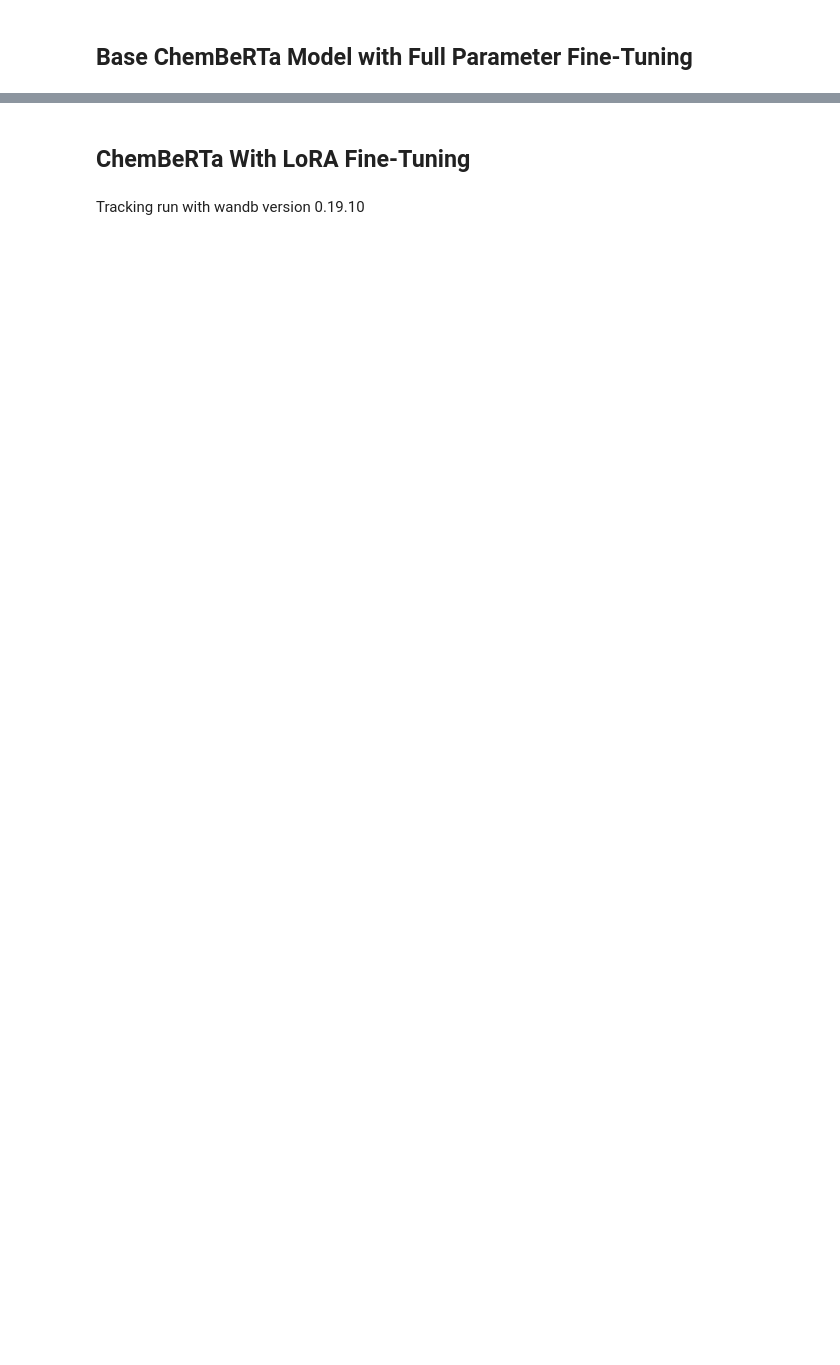
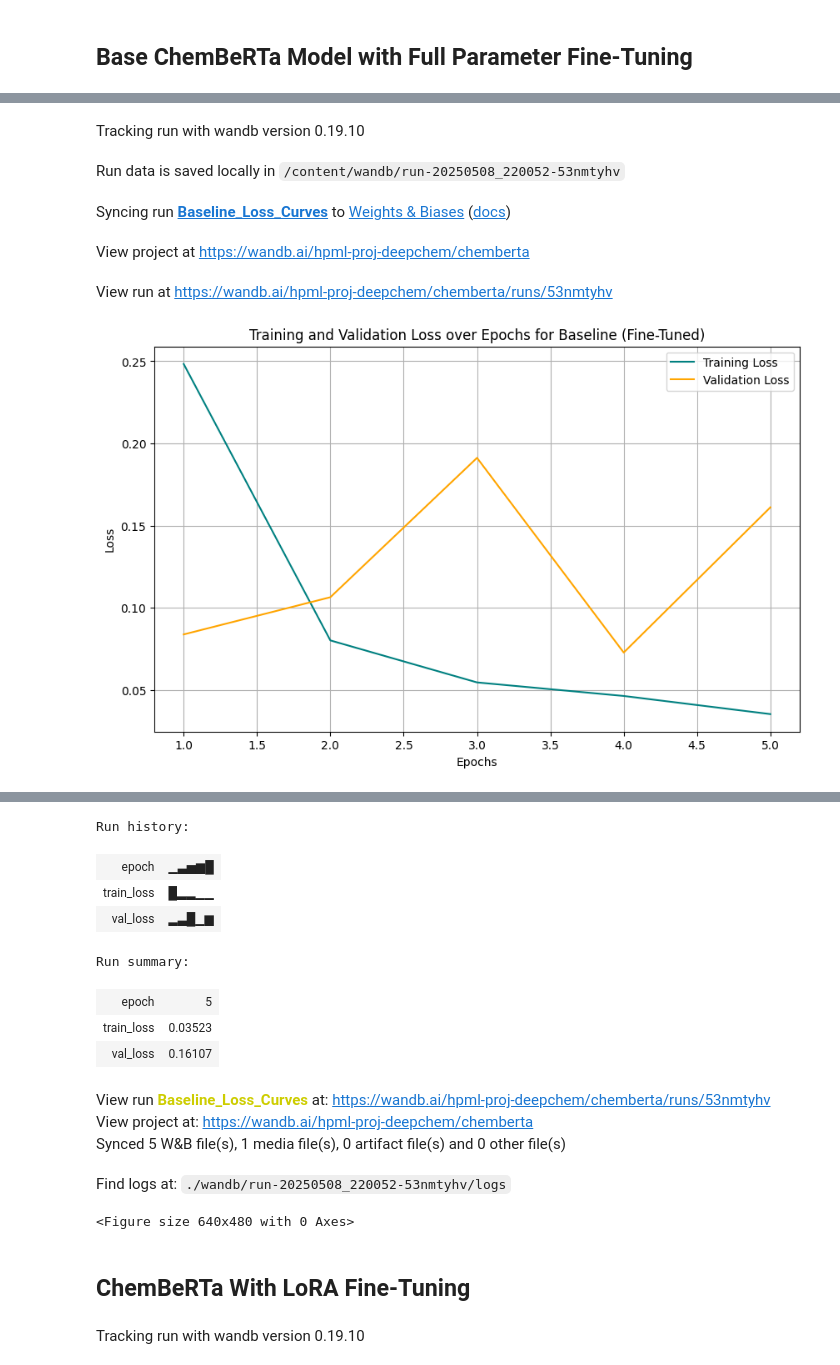
Before and after one commit to ab4972/DeepChem-Model-Optimization, a Jupyter notebook: chemberta_lora_adalora.ipynb, the cells around one changed output, grey strips where cells are left out. Drawn from its saved outputs; the diff is of its cells as text; code cells hidden in the pictures; blank space fills up the shorter version.

Commit message:
clean up + graphs

```diff
--- a/chemberta_lora_adalora.ipynb
+++ b/chemberta_lora_adalora.ipynb
@@ -172,14 +174,15 @@ def print_trainable_parameters(model):
 # %%
 def train_and_profile(model, tokenizer, optimization_name, lr=LEARNING_RATE):
     """
-    Training Loop with Profiling
+    Train and evaluate a model with comprehensive logging to Weights & Biases
     """
 
     print(f"\n--- {optimization_name} - Trainable Parameters ---")
     trainable_params, all_params, percentage_trained = print_trainable_parameters(model)
 
+    # Initialize a new wandb run for this experiment
     run = wandb.init(
-        project="testing",
+        project="chemberta",
         entity="hpml-proj-deepchem",
         name=f"{optimization_name}_lr{lr}",
         config={
@@ -216,11 +219,11 @@ def train_and_profile(model, tokenizer, optimization_name, lr=LEARNING_RATE):
     device = torch.device("cuda" if torch.cuda.is_available() else "cpu")
     model.to(device)
 
+    # training loop
     train_losses, val_losses, val_accuracies = [], [], []
 
     print(f"\n--- {optimization_name} ---")
 
-    # Start timing
     start_time = time.time()
 
     for epoch in range(EPOCHS):
@@ -229,16 +232,20 @@ def train_and_profile(model, tokenizer, optimization_name, lr=LEARNING_RATE):
         total_train_loss = 0
         progress_bar = tqdm(train_dataloader, desc=f"Epoch {epoch+1}/{EPOCHS}")
 
+        # batch processing
         for batch in progress_bar:
+            # move batch data to device
             input_ids = batch['input_ids'].to(device)
             attention_mask = batch['attention_mask'].to(device)
             labels = batch['labels'].to(device)
 
+            # forward pass
             outputs = model(input_ids=input_ids, attention_mask=attention_mask)
             logits = outputs.logits.squeeze(-1)
 
             loss = criterion(logits, labels)
 
+            # BACKWARD PASS
             optimizer.zero_grad()
             loss.backward()
             optimizer.step()
@@ -246,6 +253,7 @@ def train_and_profile(model, tokenizer, optimization_name, lr=LEARNING_RATE):
             total_train_loss += loss.item()
             progress_bar.set_postfix({"loss": loss.item()})
 
+        # metric calculations
         epoch_time = time.time() - epoch_start_time
 
         avg_train_loss = total_train_loss / len(train_dataloader)
@@ -255,6 +263,7 @@ def train_and_profile(model, tokenizer, optimization_name, lr=LEARNING_RATE):
         val_losses.append(val_loss)
         val_accuracies.append(val_acc)
 
+        # wandb logging
         wandb.log({
             "epoch": epoch + 1,
             "train_loss": avg_train_loss,
@@ -309,7 +318,8 @@ def train_and_profile(model, tokenizer, optimization_name, lr=LEARNING_RATE):
         "val_losses": val_losses,
         "val_accuracies": val_accuracies,
         "training_time": training_time,
-        "test_accuracy": test_acc}
+        "test_accuracy": test_acc,
+        "trainable_parameters": trainable_params}
 # %%
 def hyperparameter_tuning(model_type="LoRA", learning_rates=[1e-5, 2e-5, 3e-5, 5e-5, 1e-4, 3e-4]):
     """
@@ -466,0 +459,39 @@ Run data is saved locally in /content/wandb/run-20250508_203813-7e88frv7
+# %%
+# Graph training and validation losses from baseline_metrics
+train_losses = baseline_metrics['train_losses']
+val_losses = baseline_metrics['val_losses']
+epochs = range(1, len(train_losses) + 1)
+
+wandb.init(
+    project="chemberta",
+    entity="hpml-proj-deepchem",
+    name="Baseline_Loss_Curves"
+)
+
+plt.figure(figsize=(10, 6))
+plt.plot(epochs, train_losses, label='Training Loss', color='teal')
+plt.plot(epochs, val_losses, label='Validation Loss', color='orange')
+plt.xlabel('Epochs')
+plt.ylabel('Loss')
+plt.title('Training and Validation Loss over Epochs for Baseline (Fine-Tuned)')
+plt.legend()
+plt.grid(True)
+plt.show()
+
+wandb.log({"baseline_train_val_loss": wandb.Image(plt)})
+
+for i in range(len(train_losses)):
+    wandb.log({
+        "epoch": i+1,
+        "train_loss": train_losses[i],
+        "val_loss": val_losses[i]
+    })
+
+wandb.finish()
+# %% [output]
+Tracking run with wandb version 0.19.10
+Run data is saved locally in /content/wandb/run-20250508_220052-53nmtyhv
+Syncing run Baseline_Loss_Curves to Weights & Biases (docs)
+View project at https://wandb.ai/hpml-proj-deepchem/chemberta
+View run at https://wandb.ai/hpml-proj-deepchem/chemberta/runs/53nmtyhv
+[figure, added]
@@ -467,3 +499,16 @@ Run data is saved locally in /content/wandb/run-20250508_203813-7e88frv7
+Run history:
+| epoch | ▁▃▅▆█ |
+| train_loss | █▂▂▁▁ |
+| val_loss | ▂▃█▁▆ |
+Run summary:
+| epoch | 5 |
+| train_loss | 0.03523 |
+| val_loss | 0.16107 |
+View run Baseline_Loss_Curves at: https://wandb.ai/hpml-proj-deepchem/chemberta/runs/53nmtyhv
+View project at: https://wandb.ai/hpml-proj-deepchem/chemberta
+Synced 5 W&B file(s), 1 media file(s), 0 artifact file(s) and 0 other file(s)
+Find logs at: ./wandb/run-20250508_220052-53nmtyhv/logs
+<Figure size 640x480 with 0 Axes>
 # %% [markdown]
 ## ChemBeRTa With LoRA Fine-Tuning
 # %%
```
Also changed, not shown: parts of 13 cells of this notebook.
